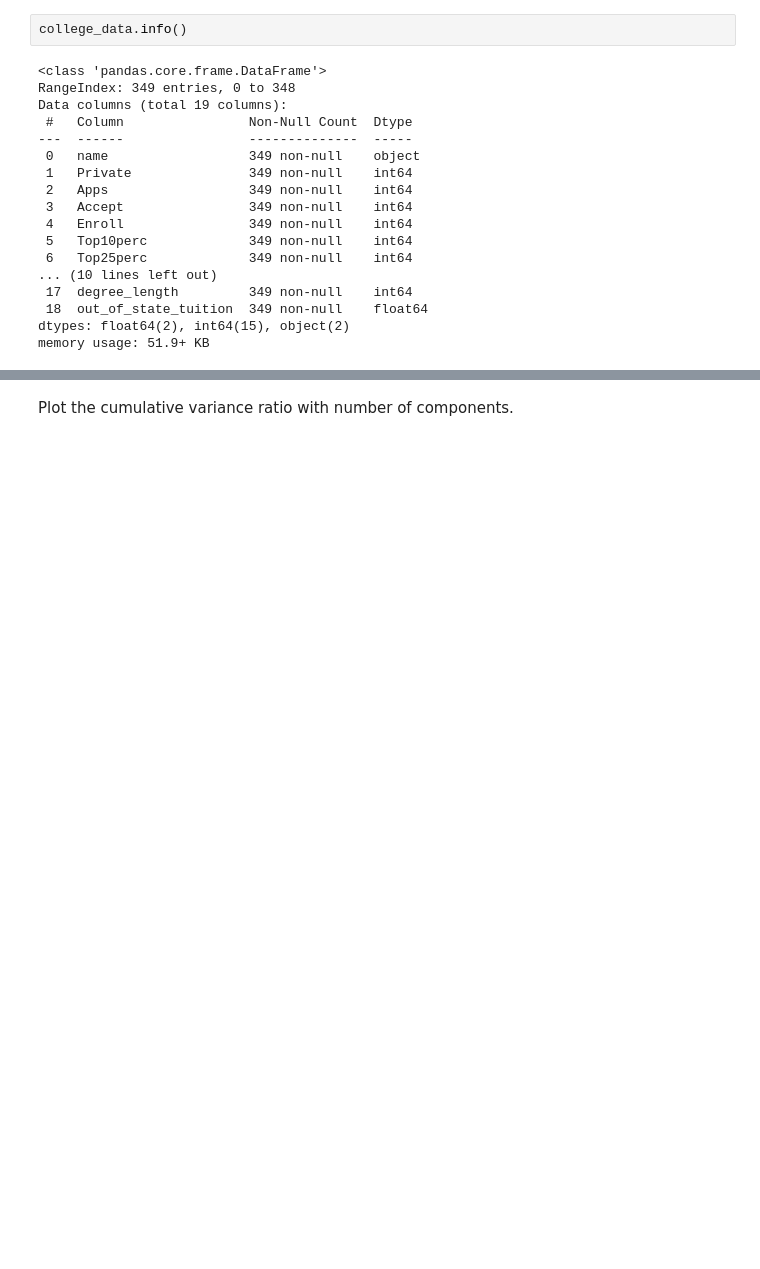
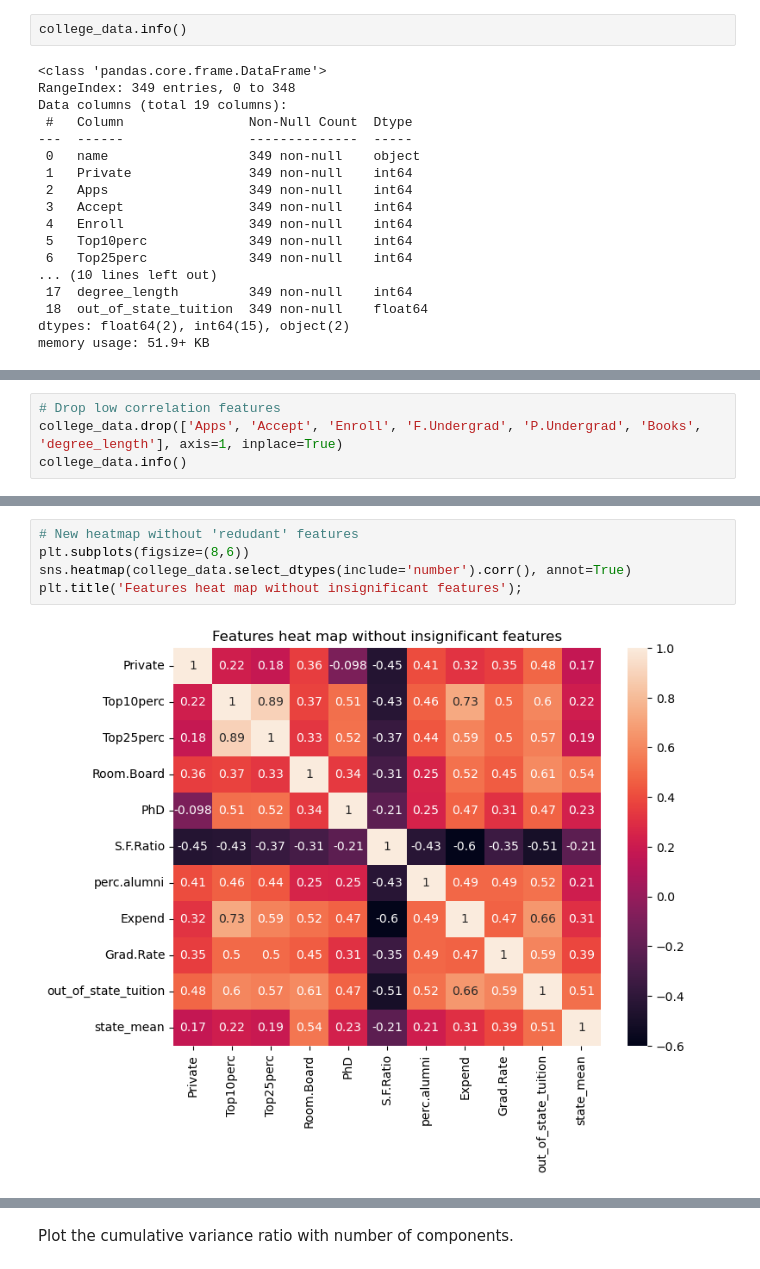
Before and after one commit to BenjaminLe1/Capstone2, a Jupyter notebook: C2_EDA.ipynb, the cells around one changed output, grey strips where cells are left out. Drawn from its saved outputs; the diff is of its cells as text; blank space fills up the shorter version.

```diff
--- a/C2_EDA.ipynb
+++ b/C2_EDA.ipynb
@@ -232,0 +122,4 @@ state_pca = PCA().fit(state_summary_scale)
+# %%
+# Drop low correlation features
+college_data.drop(['Apps', 'Accept', 'Enroll', 'F.Undergrad', 'P.Undergrad', 'Books', 'degree_length'], axis=1, inplace=True)
+college_data.info()
@@ -232,0 +146,7 @@ state_pca = PCA().fit(state_summary_scale)
+# %%
+# New heatmap without 'redudant' features
+plt.subplots(figsize=(8,6))
+sns.heatmap(college_data.select_dtypes(include='number').corr(), annot=True)
+plt.title('Features heat map without insignificant features');
+# %% [output]
+[figure, added]
```
Also changed, not shown: parts of 126 cells of this notebook, 1 other file.
